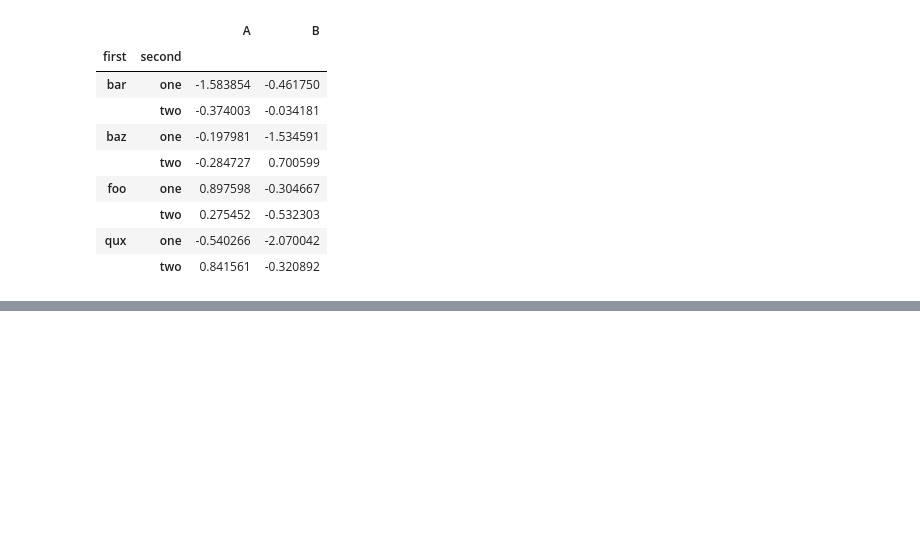
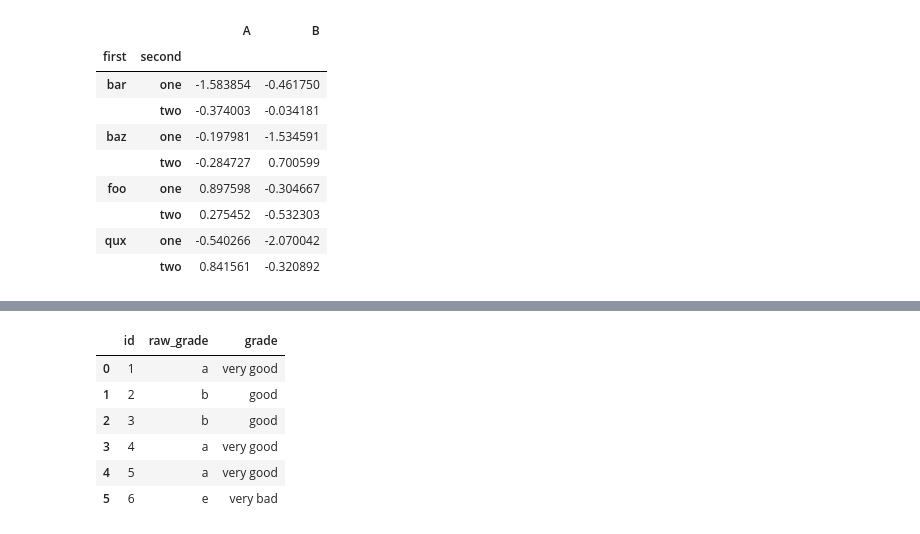
Before and after one commit to Leelddd/jnotes, a Jupyter notebook: pandas.ipynb, the cells around one changed output, grey strips where cells are left out. Cells and saved outputs as stored; diff of their text form; code cells hidden in the pictures; blank space fills up the shorter version.

```diff
--- a/pandas.ipynb
+++ b/pandas.ipynb
@@ -767,0 +911,12 @@ df
+# %%
+df['grade'].cat.categories = ['very good', 'good', 'very bad']
+# %%
+df
+# %% [output]
+|  | id | raw_grade | grade |
+| 0 | 1 | a | very good |
+| 1 | 2 | b | good |
+| 2 | 3 | b | good |
+| 3 | 4 | a | very good |
+| 4 | 5 | a | very good |
+| 5 | 6 | e | very bad |
```
Also changed, not shown: parts of 25 cells of this notebook, 1 other file.
